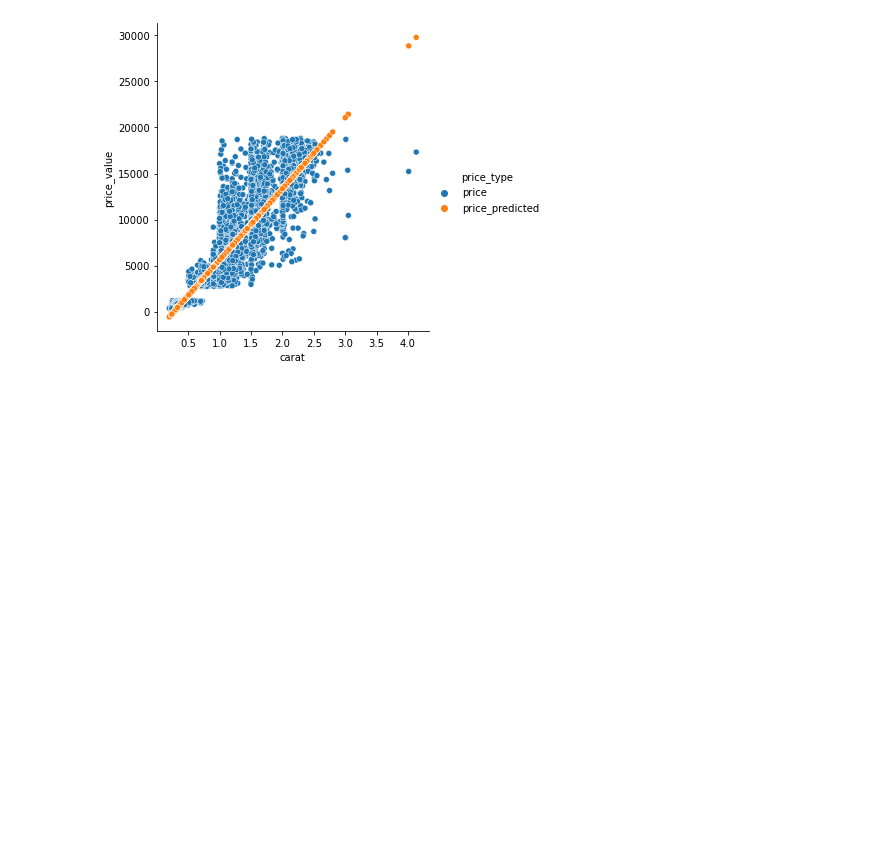
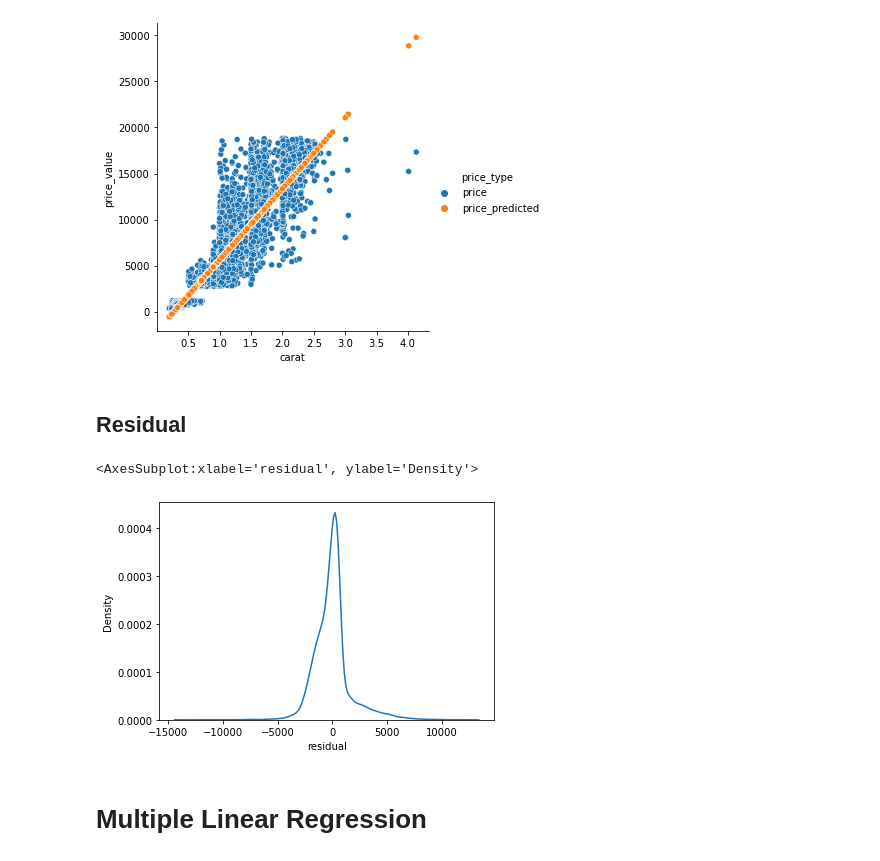
Before and after one commit to TJ-Mothokho/Diamonds-Data-Analysis, a Jupyter notebook: diamonds.ipynb, the cells around one changed output. Cells and saved outputs as stored; diff of their text form; code cells hidden in the pictures; blank space fills up the shorter version.

Commit message:
Plotted residuals (kde)

```diff
--- a/diamonds.ipynb
+++ b/diamonds.ipynb
@@ -254,3 +254,13 @@ sns.relplot(data=melted, x='carat', y='price_value', hue='price_type')
 # %% [output]
 <seaborn.axisgrid.FacetGrid at 0x...>
 [figure]
+# %% [markdown]
+## Residual
+# %%
+combined['residual'] = combined['price'] - combined['price_predicted']
+sns.kdeplot(data=combined, x='residual')
+# %% [output]
+<AxesSubplot:xlabel='residual', ylabel='Density'>
+[figure, added]
+# %% [markdown]
+# Multiple Linear Regression
```
